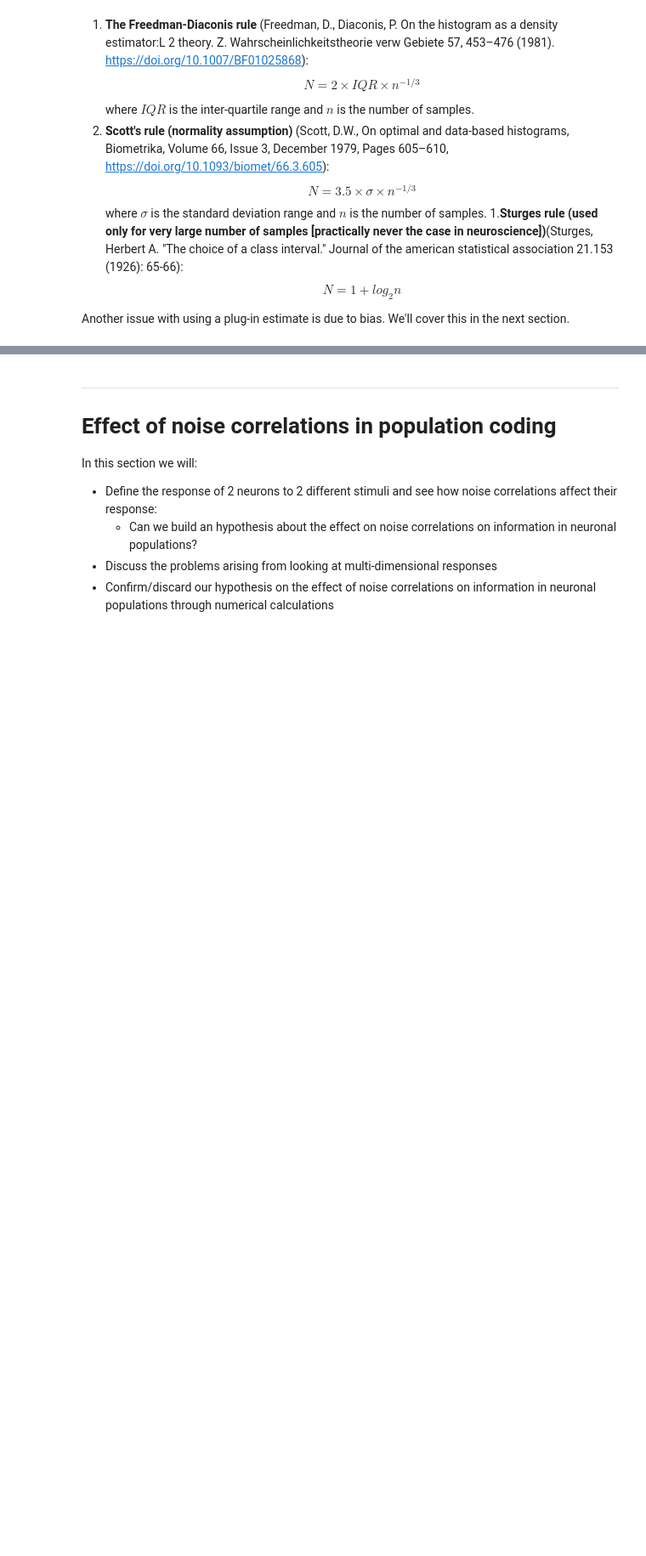
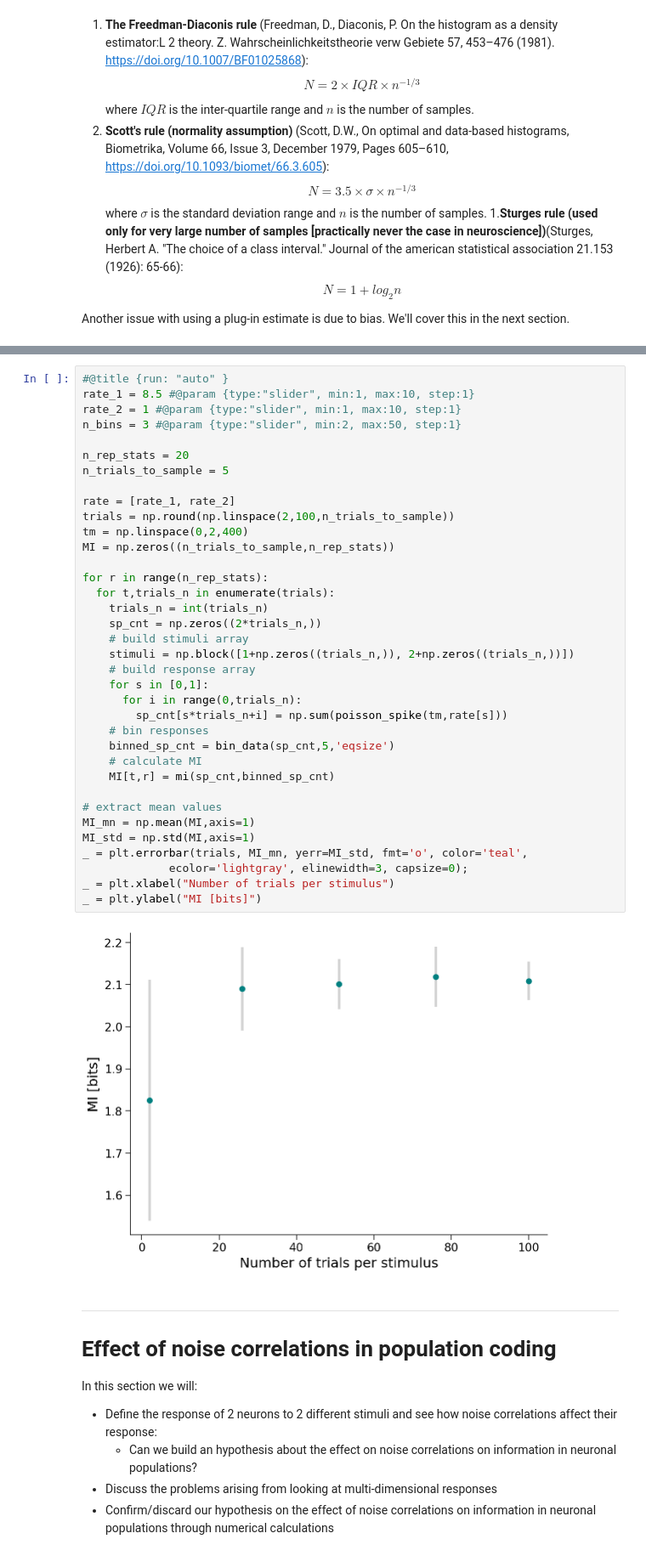
Before and after one commit to rmaffulli/MI_tutorial, a Jupyter notebook: MI_tutorial.ipynb, the cells around one changed output, grey strips where cells are left out. Shown at 85% size. Drawn from its saved outputs; the diff is of its cells as text; blank space fills up the shorter version.

```diff
--- a/MI_tutorial.ipynb
+++ b/MI_tutorial.ipynb
@@ -456,6 +458,44 @@ Another issue with using a plug-in estimate is due to bias. We'll cover this in
 In this section we will:
 - Demonstrate the effect of bias on the calculation of MI
 - Implement quadratic extrapolation for bias correction
+# %%
+#@title {run: "auto" }
+rate_1 = 8.5 #@param {type:"slider", min:1, max:10, step:1}
+rate_2 = 1 #@param {type:"slider", min:1, max:10, step:1}
+n_bins = 3 #@param {type:"slider", min:2, max:50, step:1}
+
+n_rep_stats = 20
+n_trials_to_sample = 5
+
+rate = [rate_1, rate_2]
+trials = np.round(np.linspace(2,100,n_trials_to_sample))
+tm = np.linspace(0,2,400)
+MI = np.zeros((n_trials_to_sample,n_rep_stats))
+
+for r in range(n_rep_stats):
+  for t,trials_n in enumerate(trials):
+    trials_n = int(trials_n)
+    sp_cnt = np.zeros((2*trials_n,))
+    # build stimuli array
+    stimuli = np.block([1+np.zeros((trials_n,)), 2+np.zeros((trials_n,))])
+    # build response array
+    for s in [0,1]:
+      for i in range(0,trials_n):
+        sp_cnt[s*trials_n+i] = np.sum(poisson_spike(tm,rate[s]))
+    # bin responses
+    binned_sp_cnt = bin_data(sp_cnt,5,'eqsize')
+    # calculate MI
+    MI[t,r] = mi(sp_cnt,binned_sp_cnt)
+
+# extract mean values
+MI_mn = np.mean(MI,axis=1)
+MI_std = np.std(MI,axis=1)
+_ = plt.errorbar(trials, MI_mn, yerr=MI_std, fmt='o', color='teal',
+             ecolor='lightgray', elinewidth=3, capsize=0);
+_ = plt.xlabel("Number of trials per stimulus")
+_ = plt.ylabel("MI [bits]")
+# %% [output]
+[figure, added]
 # %% [markdown]
 ---
 # Effect of noise correlations in population coding
```
Also changed, not shown: parts of 2 cells of this notebook.
